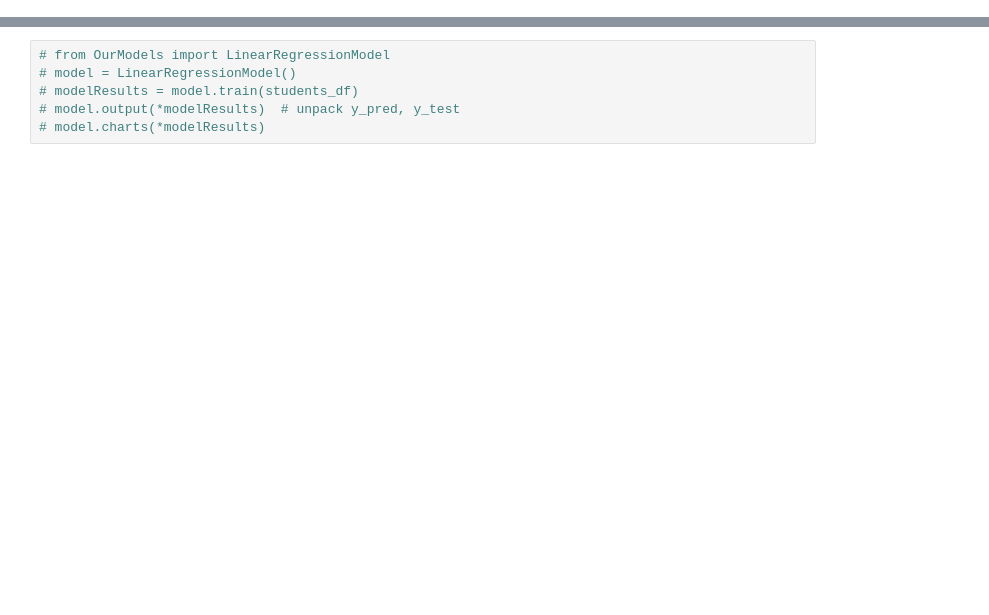
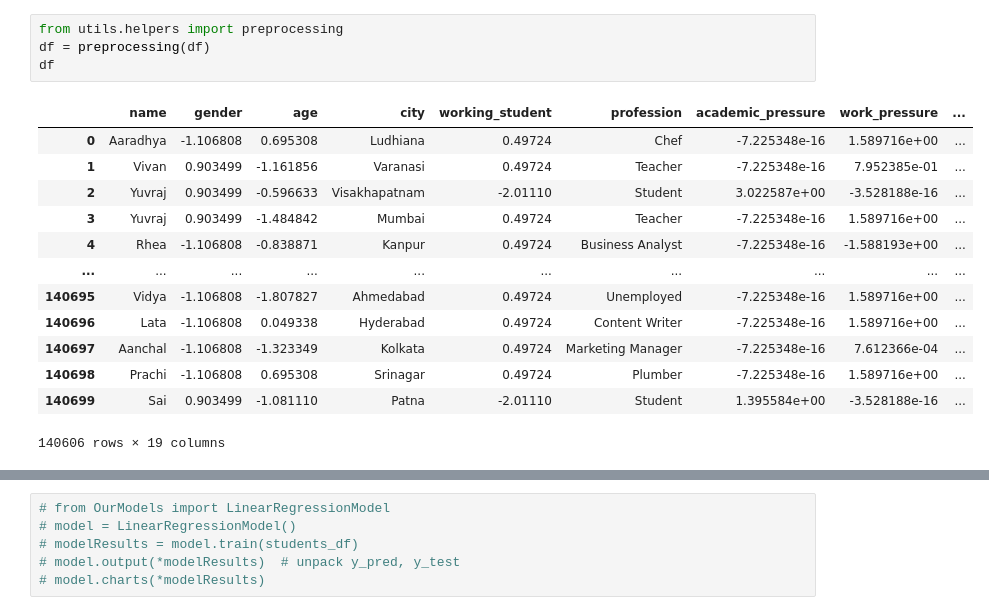
Before and after one commit to nikankad/COS322-depression, a Jupyter notebook: src/main.ipynb, the cells around one changed output, grey strips where cells are left out. Saved outputs shown, nothing was run; the diff lists cells and outputs as text; blank space fills up the shorter version.

```diff
--- a/src/main.ipynb
+++ b/src/main.ipynb
@@ -113,3 +50,21 @@ dtype: int64
+# %%
+from utils.helpers import preprocessing
+df = preprocessing(df)
+df
+# %% [output]
+|  | name | gender | age | city | working_student | profession | academic_pressure | work_pressure | ... |
+| 0 | Aaradhya | -1.106808 | 0.695308 | Ludhiana | 0.49724 | Chef | -7.225348e-16 | 1.589716e+00 | ... |
+| 1 | Vivan | 0.903499 | -1.161856 | Varanasi | 0.49724 | Teacher | -7.225348e-16 | 7.952385e-01 | ... |
+| 2 | Yuvraj | 0.903499 | -0.596633 | Visakhapatnam | -2.01110 | Student | 3.022587e+00 | -3.528188e-16 | ... |
+| 3 | Yuvraj | 0.903499 | -1.484842 | Mumbai | 0.49724 | Teacher | -7.225348e-16 | 1.589716e+00 | ... |
+| 4 | Rhea | -1.106808 | -0.838871 | Kanpur | 0.49724 | Business Analyst | -7.225348e-16 | -1.588193e+00 | ... |
+| ... | ... | ... | ... | ... | ... | ... | ... | ... | ... |
+| 140695 | Vidya | -1.106808 | -1.807827 | Ahmedabad | 0.49724 | Unemployed | -7.225348e-16 | 1.589716e+00 | ... |
+| 140696 | Lata | -1.106808 | 0.049338 | Hyderabad | 0.49724 | Content Writer | -7.225348e-16 | 1.589716e+00 | ... |
+| 140697 | Aanchal | -1.106808 | -1.323349 | Kolkata | 0.49724 | Marketing Manager | -7.225348e-16 | 7.612366e-04 | ... |
+| 140698 | Prachi | -1.106808 | 0.695308 | Srinagar | 0.49724 | Plumber | -7.225348e-16 | 1.589716e+00 | ... |
+| 140699 | Sai | 0.903499 | -1.081110 | Patna | -2.01110 | Student | 1.395584e+00 | -3.528188e-16 | ... |
+140606 rows × 19 columns
 # %%
 #Now we want to split it into 2 datasets, students and workers
 students_df = df.loc[df["working_student"] == 0].drop({"working_student", "work_pressure", "job_satisfaction"}, axis=1)
```
Also changed, not shown: parts of 7 cells of this notebook, 7 other files.
